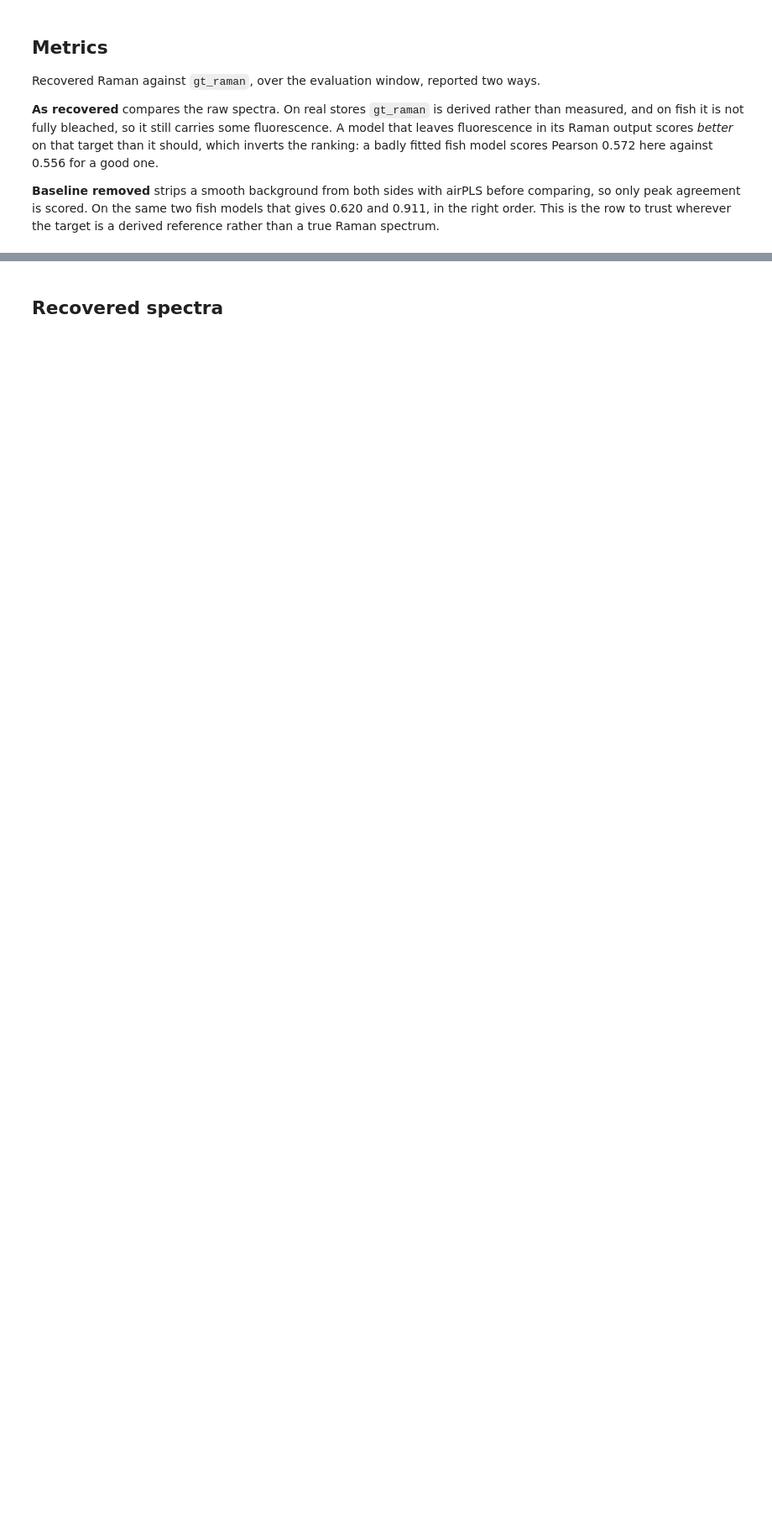
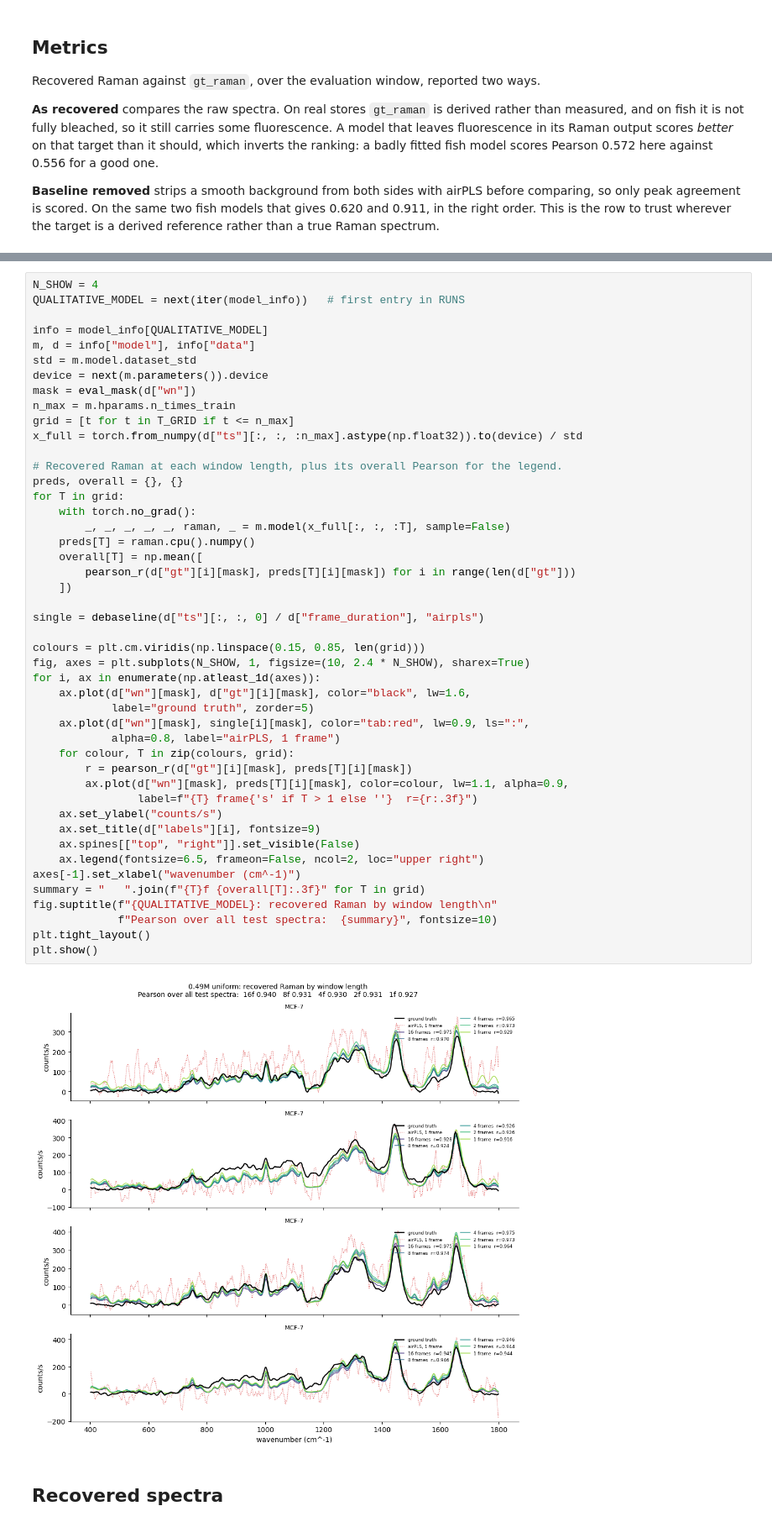
Before and after one commit to tmuird/lumos-vae, a Jupyter notebook: notebooks/evaluate.ipynb, the cells around one changed output, grey strips where cells are left out. Shown at 84% size. Saved outputs shown, nothing was run; the diff lists cells and outputs as text; blank space fills up the shorter version.

```diff
--- a/notebooks/evaluate.ipynb
+++ b/notebooks/evaluate.ipynb
@@ -300,3 +396,51 @@ window (400.0, 1800.0) cm^-1
+# %%
+N_SHOW = 4
+QUALITATIVE_MODEL = next(iter(model_info))   # first entry in RUNS
+
+info = model_info[QUALITATIVE_MODEL]
+m, d = info["model"], info["data"]
+std = m.model.dataset_std
+device = next(m.parameters()).device
+mask = eval_mask(d["wn"])
+n_max = m.hparams.n_times_train
+grid = [t for t in T_GRID if t <= n_max]
+x_full = torch.from_numpy(d["ts"][:, :, :n_max].astype(np.float32)).to(device) / std
+
+# Recovered Raman at each window length, plus its overall Pearson for the legend.
+preds, overall = {}, {}
+for T in grid:
+    with torch.no_grad():
+        _, _, _, _, _, raman, _ = m.model(x_full[:, :, :T], sample=False)
+    preds[T] = raman.cpu().numpy()
+    overall[T] = np.mean([
+        pearson_r(d["gt"][i][mask], preds[T][i][mask]) for i in range(len(d["gt"]))
+    ])
+
+single = debaseline(d["ts"][:, :, 0] / d["frame_duration"], "airpls")
+
+colours = plt.cm.viridis(np.linspace(0.15, 0.85, len(grid)))
+fig, axes = plt.subplots(N_SHOW, 1, figsize=(10, 2.4 * N_SHOW), sharex=True)
+for i, ax in enumerate(np.atleast_1d(axes)):
+    ax.plot(d["wn"][mask], d["gt"][i][mask], color="black", lw=1.6,
+            label="ground truth", zorder=5)
+    ax.plot(d["wn"][mask], single[i][mask], color="tab:red", lw=0.9, ls=":",
+            alpha=0.8, label="airPLS, 1 frame")
+    for colour, T in zip(colours, grid):
+        r = pearson_r(d["gt"][i][mask], preds[T][i][mask])
+        ax.plot(d["wn"][mask], preds[T][i][mask], color=colour, lw=1.1, alpha=0.9,
+                label=f"{T} frame{'s' if T > 1 else ''}  r={r:.3f}")
+    ax.set_ylabel("counts/s")
+    ax.set_title(d["labels"][i], fontsize=9)
+    ax.spines[["top", "right"]].set_visible(False)
+    ax.legend(fontsize=6.5, frameon=False, ncol=2, loc="upper right")
+axes[-1].set_xlabel("wavenumber (cm^-1)")
+summary = "   ".join(f"{T}f {overall[T]:.3f}" for T in grid)
+fig.suptitle(f"{QUALITATIVE_MODEL}: recovered Raman by window length\n"
+             f"Pearson over all test spectra:  {summary}", fontsize=10)
+plt.tight_layout()
+plt.show()
+# %% [output]
+[figure, added]
 # %% [markdown]
 ## Recovered spectra
 # %%
```
Also changed, not shown: parts of 13 cells of this notebook, 1 other file.
